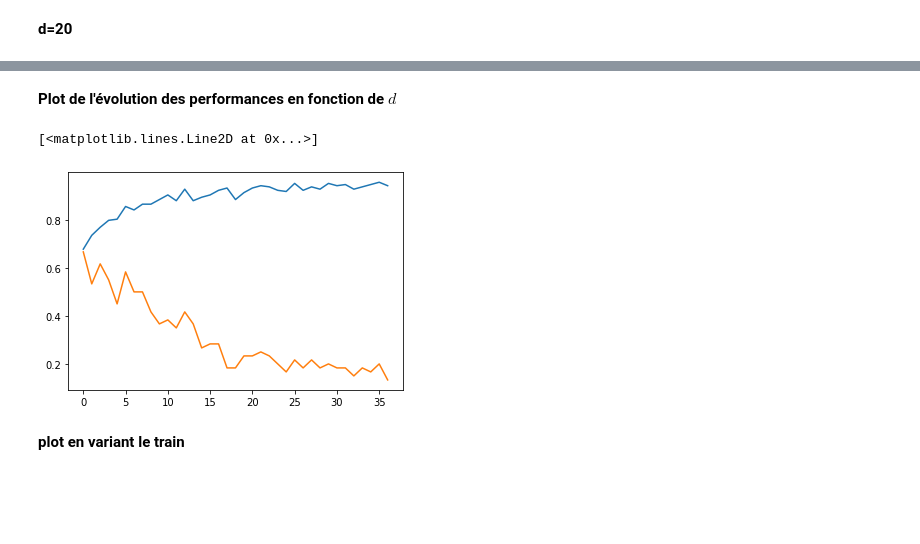
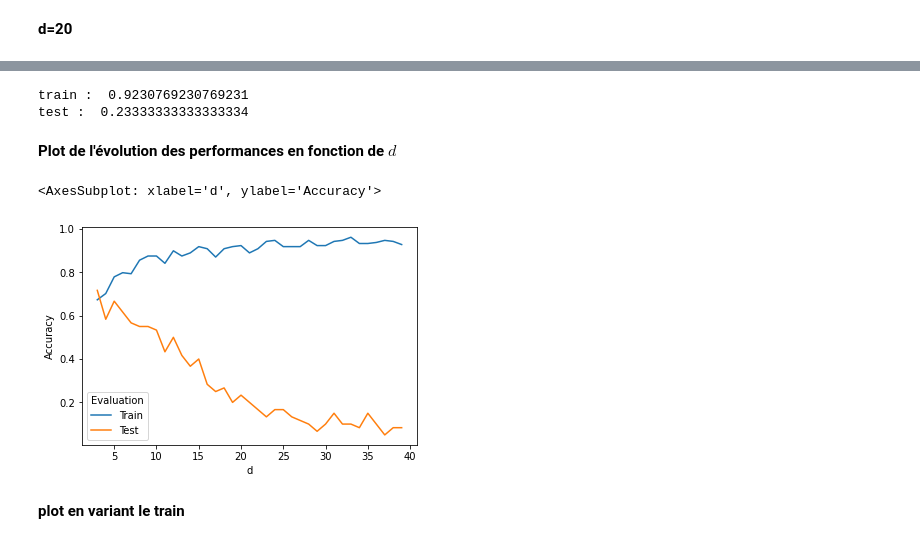
Before and after one commit to CharlesAttend/M1-S1-DAC, a Jupyter notebook: MAPSI/TME/tme6/tme6.ipynb, the cells around one changed output, grey strips where cells are left out. Cells and saved outputs as stored; diff of their text form; code cells hidden in the pictures; blank space fills up the shorter version.

```diff
--- a/MAPSI/TME/tme6/tme6.ipynb
+++ b/MAPSI/TME/tme6/tme6.ipynb
@@ -435,31 +401,47 @@ test :  0.18333333333333332
+# %%
+# Learning on training set
+d = 20
+models = learn_models(Xd[ia], Y[ia], d)
+
+# Calcul d'un pourcentage de bonne classification :
+print("train : ", eval(predict(Xd[ia], models), Ynum[ia]))
+print("test : ", eval(predict(Xd[it], models), Ynum[it]))
+# %% [output]
+train :  0.9230769230769231
+test :  0.23333333333333334
 # %% [markdown]
 **Plot de l'évolution des performances en fonction de $d$**
-# %%
-import matplotlib.pyplot as plt
-acc_train = []
-acc_test = []
-for d in range(3,40):
-    # Learning on training set
-    Xd = discretise(X, d)
-    models = []
-    for cl in range(len(np.unique(Y))):
-        models.append(learnMarkovModel(Xd[itrain[cl]], d))
-
-    # Calcul de la classe la plus probable pour le train et le test :
-    proba_train = np.array([[probaSequence(Xd[i], models[cl][0], models[cl][1]) for i in ia]
-                    for cl in range(len(np.unique(Y)))])
-    proba_test = np.array([[probaSequence(Xd[i], models[cl][0], models[cl][1]) for i in it]
-                    for cl in range(len(np.unique(Y)))])
-    pred_train = proba_train.argmax(0)
-    pred_test = proba_test.argmax(0)
-
-    # Calcul d'un pourcentage de bonne classification :
-    acc_train.append(np.where(pred_train != Ynum[ia], 0.,1.).mean())
-    acc_test.append(np.where(pred_test != Ynum[it], 0.,1.).mean())
-plt.plot(acc_train)
-plt.plot(acc_test)
-# %% [output]
-[<matplotlib.lines.Line2D at 0x...>]
-[figure, removed]
+# %%
+import seaborn as sns
+import pandas as pd
+import matplotlib.pyplot as plt
+
+acc = []
+acc_type = []
+d_list = []
+for d in range(3,40):
+    # Learning on training set
+    Xd = discretise(X, d)
+    models = learn_models(Xd[ia], Ynum[ia], d)
+
+    # Calcul d'un pourcentage de bonne classification :
+    acc.append(eval(predict(Xd[ia], models), Ynum[ia]))
+    acc_type.append("Train")
+    d_list.append(d)
+
+    acc.append(eval(predict(Xd[it], models), Ynum[it]))
+    acc_type.append("Test")
+    d_list.append(d)
+# %%
+d = {
+    "Accuracy" : acc,
+    "Evaluation" : acc_type,
+    "d" : d_list
+}
+df = pd.DataFrame(d)
+sns.lineplot(x='d', y='Accuracy', hue='Evaluation', data=d)
+# %% [output]
+<AxesSubplot: xlabel='d', ylabel='Accuracy'>
+[figure, added]
 # %% [markdown]
 **plot en variant le train**
```
Also changed, not shown: parts of 40 cells of this notebook.
